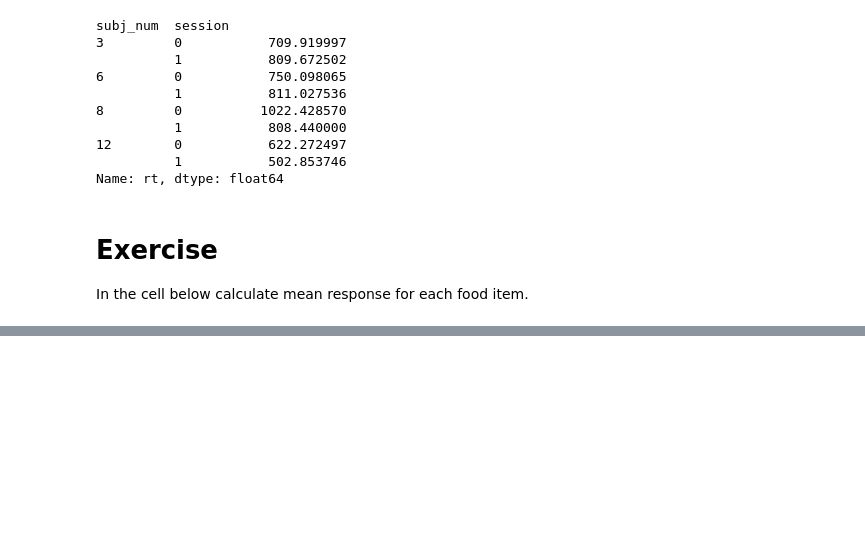
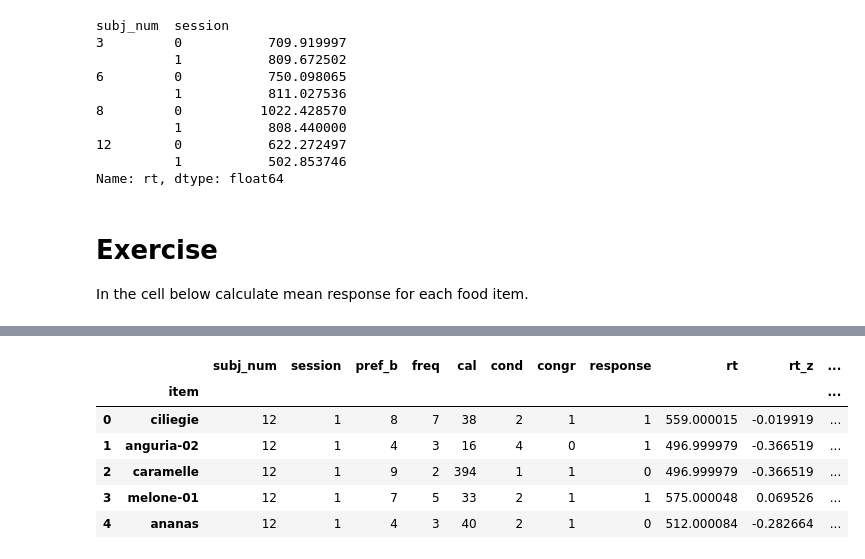
Before and after one commit to antopolskiy/sciprog, a Jupyter notebook: 002_data_organization_02.ipynb, the cells around one changed output, grey strips where cells are left out. Cells and saved outputs as stored; diff of their text form; code cells hidden in the pictures; blank space fills up the shorter version.

```diff
--- a/002_data_organization_02.ipynb
+++ b/002_data_organization_02.ipynb
@@ -225,0 +230,6 @@ df.groupby(['item','cond'])['response'].count().unstack()
+# %%
+def subtract_mean(x):
+    return x - np.mean(x)
+
+df['rt_minus_mean'] = df.groupby('subj_num')['rt'].transform(subtract_mean)
+df.head()
@@ -225,0 +279,3 @@ df.groupby(['item','cond'])['response'].count().unstack()
+# %%
+df_items = df.set_index('item')
+df_items.head()
@@ -225,0 +290,11 @@ df.groupby(['item','cond'])['response'].count().unstack()
+# %%
+# if you say append=True, you can keep the old index too, which will result in a MultiIndex
+df.set_index('item', append=True).head()
+# %% [output]
+|  |  | subj_num | session | pref_b | freq | cal | cond | congr | response | rt | rt_z | ... |
+|  | item |  |  |  |  |  |  |  |  |  |  | ... |
+| 0 | ciliegie | 12 | 1 | 8 | 7 | 38 | 2 | 1 | 1 | 559.000015 | -0.019919 | ... |
+| 1 | anguria-02 | 12 | 1 | 4 | 3 | 16 | 4 | 0 | 1 | 496.999979 | -0.366519 | ... |
+| 2 | caramelle | 12 | 1 | 9 | 2 | 394 | 1 | 1 | 0 | 496.999979 | -0.366519 | ... |
+| 3 | melone-01 | 12 | 1 | 7 | 5 | 33 | 2 | 1 | 1 | 575.000048 | 0.069526 | ... |
+| 4 | ananas | 12 | 1 | 4 | 3 | 40 | 2 | 1 | 0 | 512.000084 | -0.282664 | ... |
```
Also changed, not shown: parts of 50 cells of this notebook.
